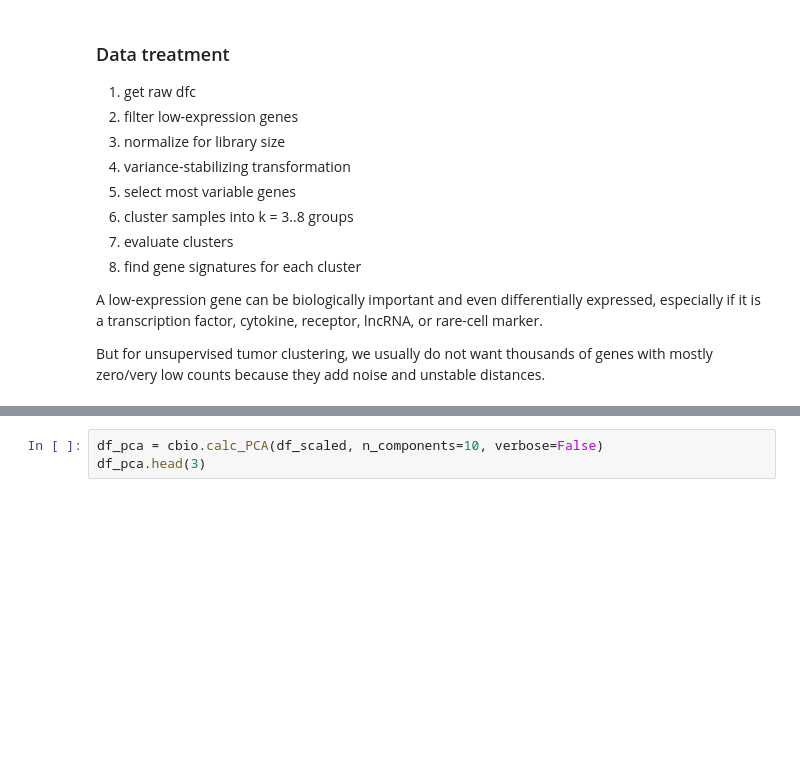
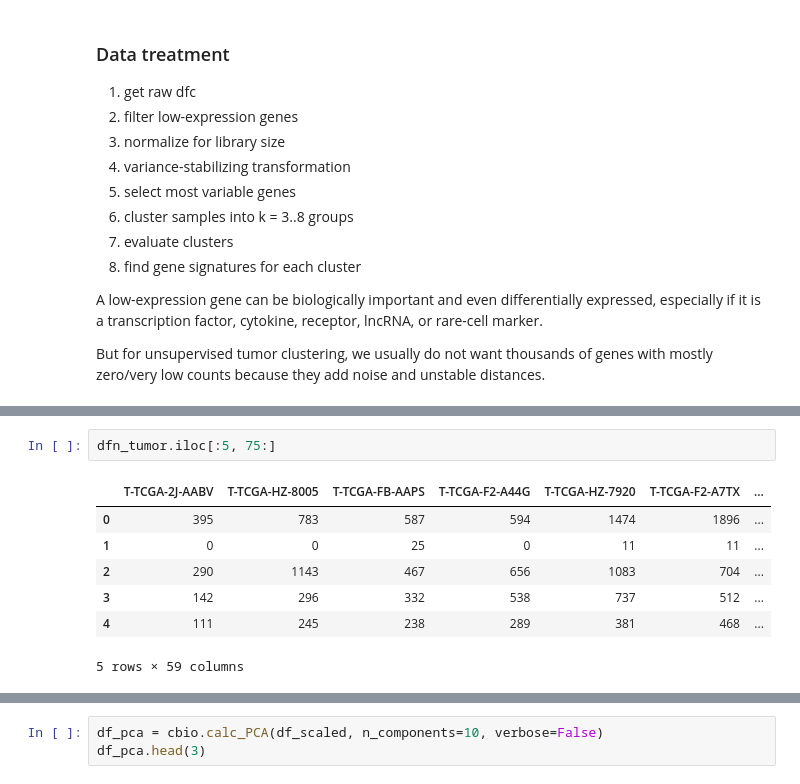
Before and after one commit to flalix/perturb_agent, a Jupyter notebook: notebooks/mtp_cBio_63_PAAD_study_cluster.ipynb, the cells around one changed output, grey strips where cells are left out. Saved outputs shown, nothing was run; the diff lists cells and outputs as text; blank space fills up the shorter version.

```diff
--- a/notebooks/mtp_cBio_63_PAAD_study_cluster.ipynb
+++ b/notebooks/mtp_cBio_63_PAAD_study_cluster.ipynb
@@ -361,0 +381,10 @@ print(">> dfn_normal", dfn_normal.shape)
+# %%
+dfn_tumor.iloc[:5, 75:]
+# %% [output]
+|  | T-TCGA-2J-AABV | T-TCGA-HZ-8005 | T-TCGA-FB-AAPS | T-TCGA-F2-A44G | T-TCGA-HZ-7920 | T-TCGA-F2-A7TX | ... |
+| 0 | 395 | 783 | 587 | 594 | 1474 | 1896 | ... |
+| 1 | 0 | 0 | 25 | 0 | 11 | 11 | ... |
+| 2 | 290 | 1143 | 467 | 656 | 1083 | 704 | ... |
+| 3 | 142 | 296 | 332 | 538 | 737 | 512 | ... |
+| 4 | 111 | 245 | 238 | 289 | 381 | 468 | ... |
+5 rows × 59 columns
```
Also changed, not shown: parts of 12 cells of this notebook, 1 other file.
